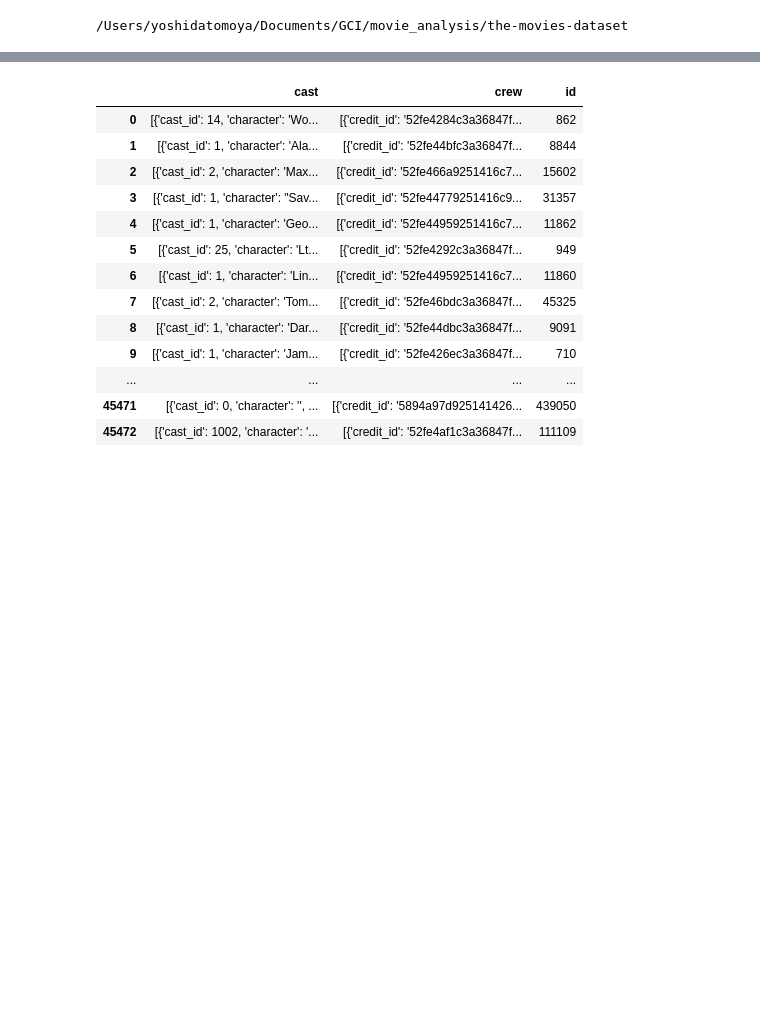
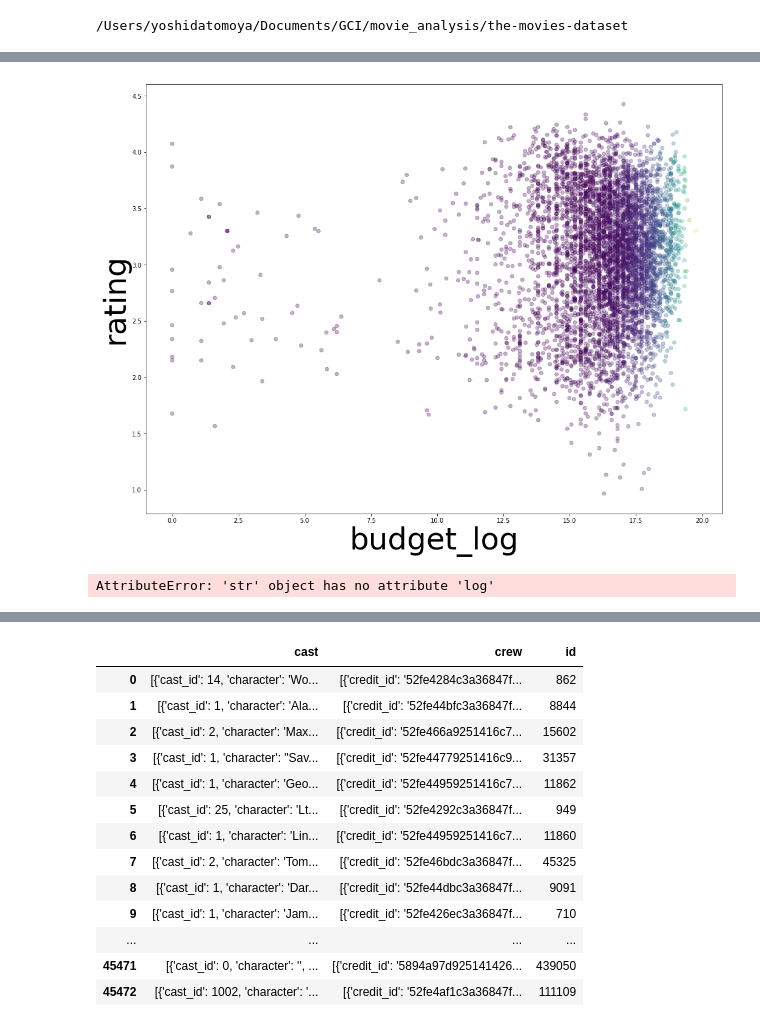
Before and after one commit to gci-team4/movie_yoshida, a Jupyter notebook: movie_analysis.ipynb, the cells around one changed output, grey strips where cells are left out. Drawn from its saved outputs; the diff is of its cells as text; code cells hidden in the pictures; blank space fills up the shorter version.

```diff
--- a/movie_analysis.ipynb
+++ b/movie_analysis.ipynb
@@ -23,0 +185,21 @@ keywords.csv*        links_small.csv*     ratings_small.csv*
+# %%
+figsize(17, 13)
+
+score_meta = score_meta[score_meta.budget!=0.0]
+score_meta = score_meta[score_meta.budget!=0]
+plt.scatter(np.log(score_meta['budget']), score_meta['95%_least_plausible'], c=score_meta['budget'], alpha=0.3)
+plt.xlabel('budget_log', fontsize=50)
+plt.ylabel('rating', fontsize=50)
+plt.savefig('budgetlog_rating.jpg')
+# %% [output]
+[figure, added]
+# %%
+figsize(17, 13)
+
+score_meta = score_meta[score_meta.budget!=0.0]
+plt.scatter(np.log(score_meta['budget']), score_meta['95%_least_plausible'], c=score_meta['revenue'], alpha=0.3)
+plt.xlabel('budget_log', fontsize=35)
+plt.ylabel('rating', fontsize=35)
+#plt.savefig('budgetlog_rating.jpg')
+# %% [output]
+AttributeError: 'str' object has no attribute 'log'
```
Also changed, not shown: parts of 29 cells of this notebook, 1 other file.
